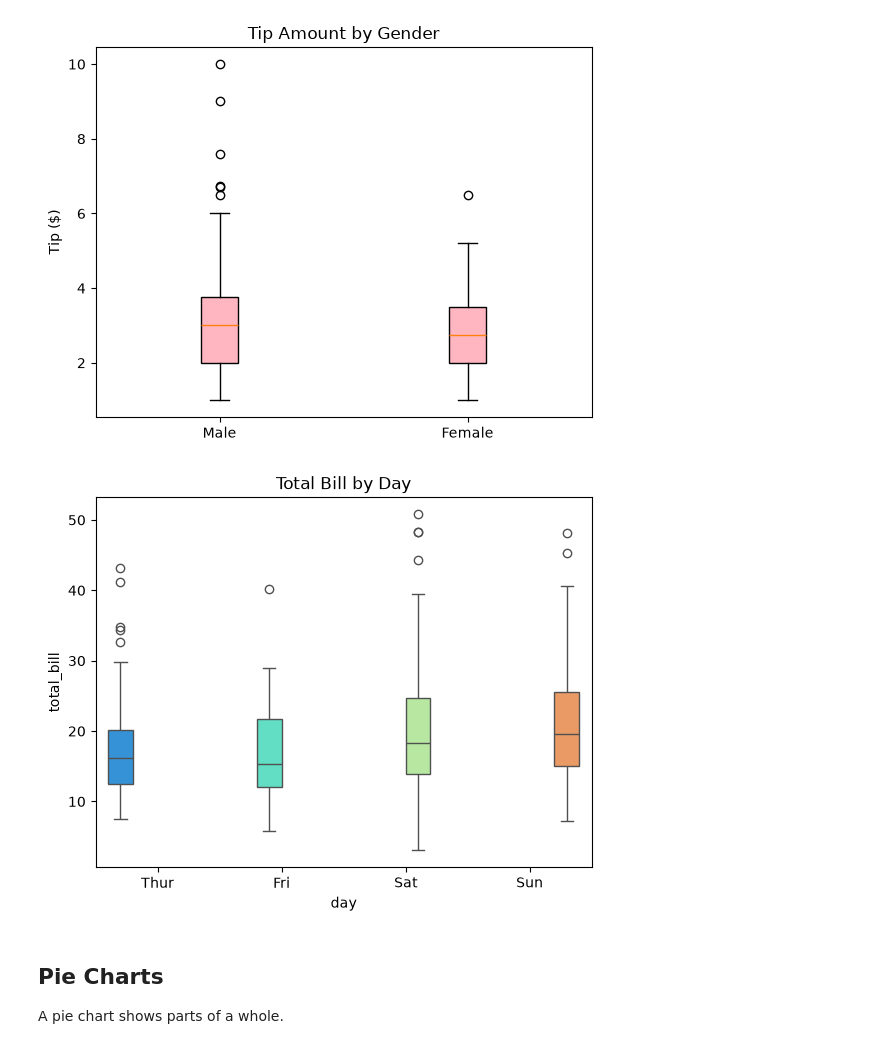
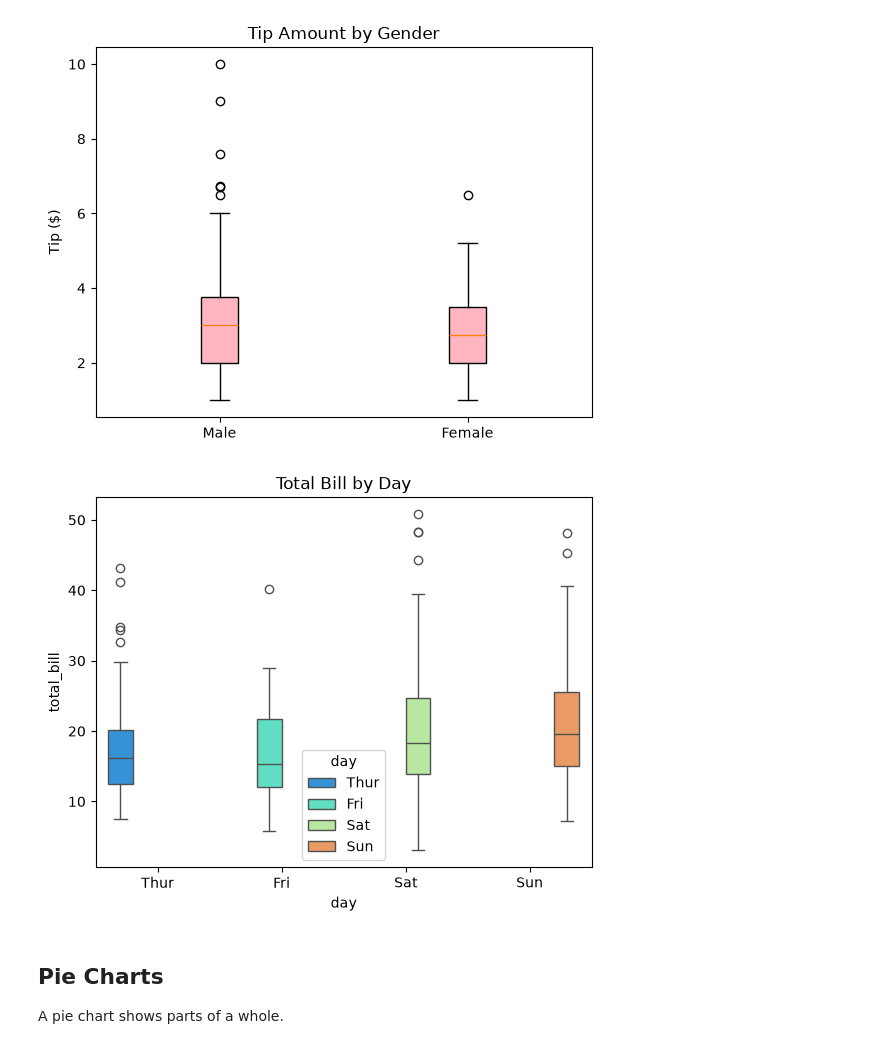
Before and after one commit to ahmed4mohamed4/machine_learning, a Jupyter notebook: 3_numpy_pandas_matplotlib/notebooks/matplotlib.ipynb, the cells around one changed output. Cells and saved outputs as stored; diff of their text form; code cells hidden in the pictures.

```diff
--- a/3_numpy_pandas_matplotlib/notebooks/matplotlib.ipynb
+++ b/3_numpy_pandas_matplotlib/notebooks/matplotlib.ipynb
@@ -168,11 +173,11 @@ plt.show()
 [figure]
 # %%
 ### Box Plot by Group (Seaborn)
-sns.boxplot(x="day", y="total_bill", hue="day", data=tips, palette="rainbow", legend=False)
+sns.boxplot(x="day", y="total_bill", hue="day", data=tips, palette="rainbow", legend=True)
 plt.title("Total Bill by Day")
 plt.show()
 # %% [output]
-[figure, old version]
+[figure, new version]
 # %% [markdown]
 ## Pie Charts
 
```
Also changed, not shown: parts of 11 cells of this notebook.
